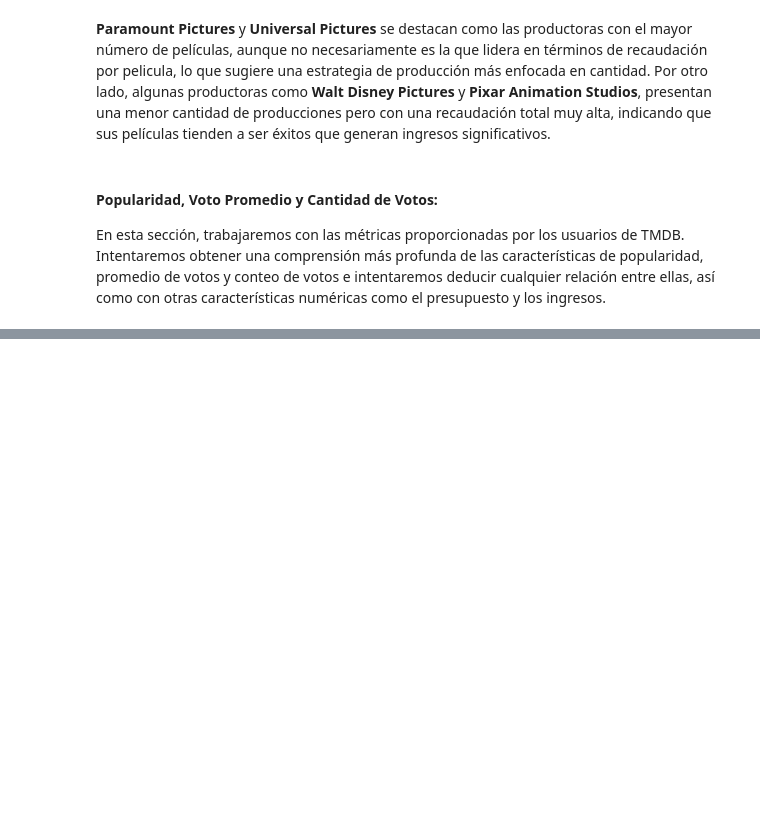
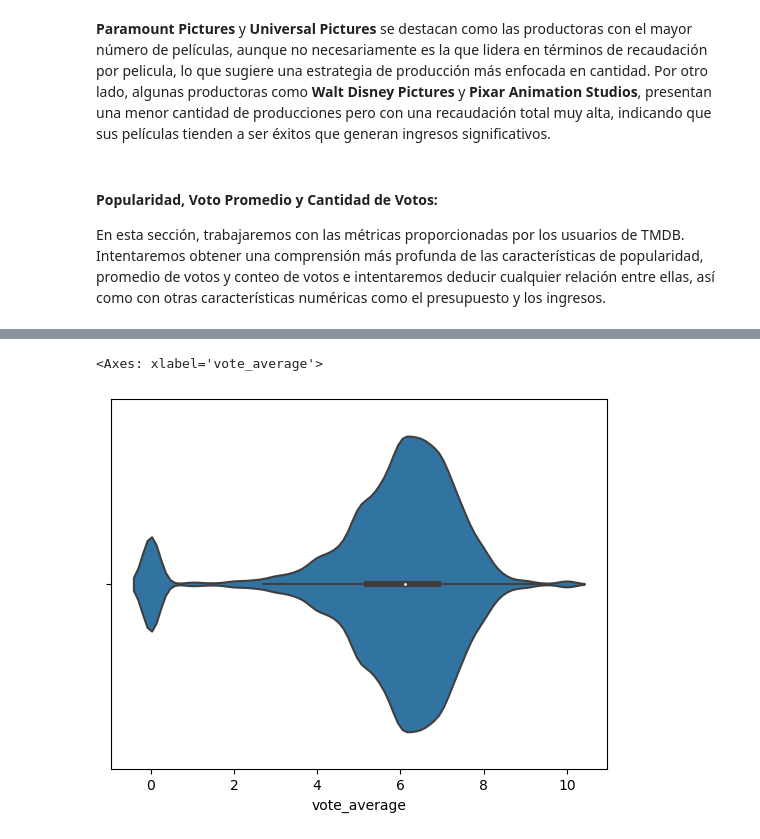
Before and after one commit to abrilnoguera/TMDBChatbot, a Jupyter notebook: trabajoAPA.ipynb, the cells around one changed output, grey strips where cells are left out. Saved outputs shown, nothing was run; the diff lists cells and outputs as text; code cells hidden in the pictures; blank space fills up the shorter version.

```diff
--- a/trabajoAPA.ipynb
+++ b/trabajoAPA.ipynb
@@ -446,0 +528,5 @@ En esta sección, trabajaremos con las métricas proporcionadas por los usuarios
+# %%
+sns.violinplot(x=movies['vote_average'])
+# %% [output]
+<Axes: xlabel='vote_average'>
+[figure, added]
```
Also changed, not shown: parts of 22 cells of this notebook.
